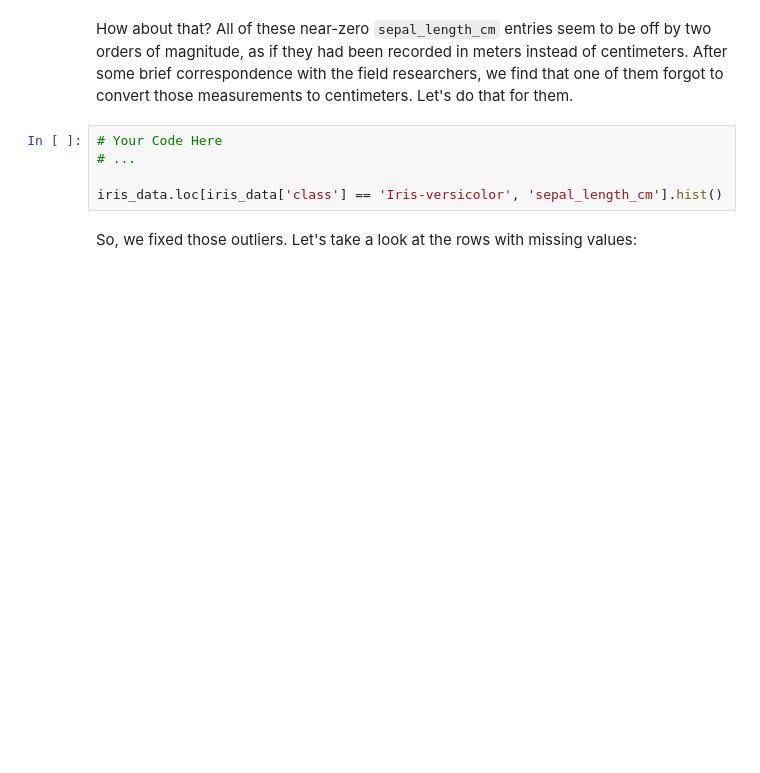
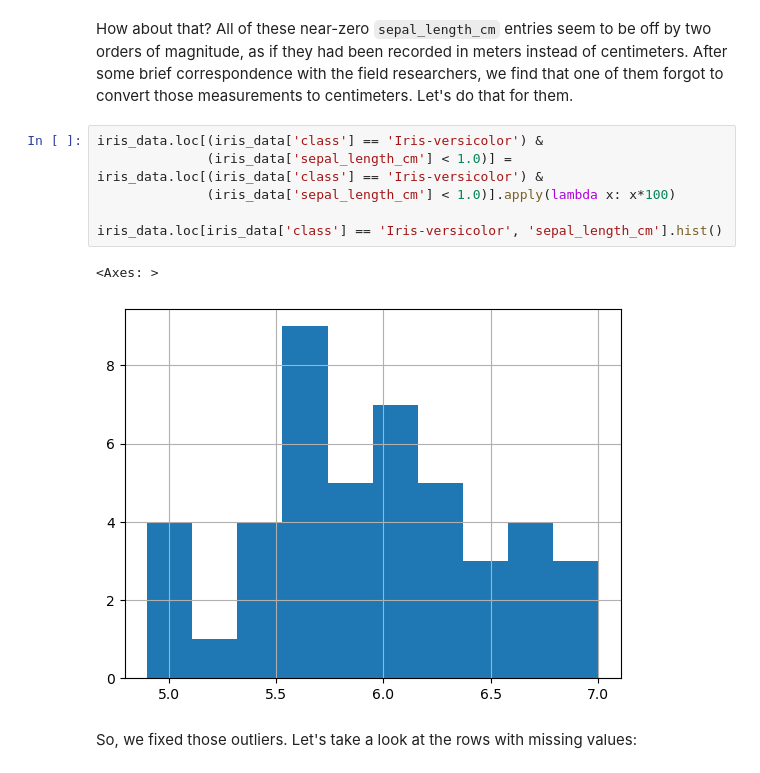
Before and after one commit to Eduartico/IA, a Jupyter notebook: TPs/TP5 - Supervised Learning.ipynb, the cells around one changed output. Cells and saved outputs as stored; diff of their text form; blank space fills up the shorter version.

```diff
--- a/TPs/TP5 - Supervised Learning.ipynb
+++ b/TPs/TP5 - Supervised Learning.ipynb
@@ -149,10 +156,14 @@ iris_data.loc[(iris_data['class'] == 'Iris-versicolor') &
 # %% [markdown]
 How about that? All of these near-zero `sepal_length_cm` entries seem to be off by two orders of magnitude, as if they had been recorded in meters instead of centimeters. After some brief correspondence with the field researchers, we find that one of them forgot to convert those measurements to centimeters. Let's do that for them.
-# %%
-# Your Code Here
-# ...
-
-iris_data.loc[iris_data['class'] == 'Iris-versicolor', 'sepal_length_cm'].hist()
+# %%
+iris_data.loc[(iris_data['class'] == 'Iris-versicolor') &
+              (iris_data['sepal_length_cm'] < 1.0)] = iris_data.loc[(iris_data['class'] == 'Iris-versicolor') &
+              (iris_data['sepal_length_cm'] < 1.0)].apply(lambda x: x*100)
+
+iris_data.loc[iris_data['class'] == 'Iris-versicolor', 'sepal_length_cm'].hist()
+# %% [output]
+<Axes: >
+[figure, added]
 # %% [markdown]
 So, we fixed those outliers. Let's take a look at the rows with missing values:
 # %%
```
Also changed, not shown: parts of 2 cells of this notebook.
